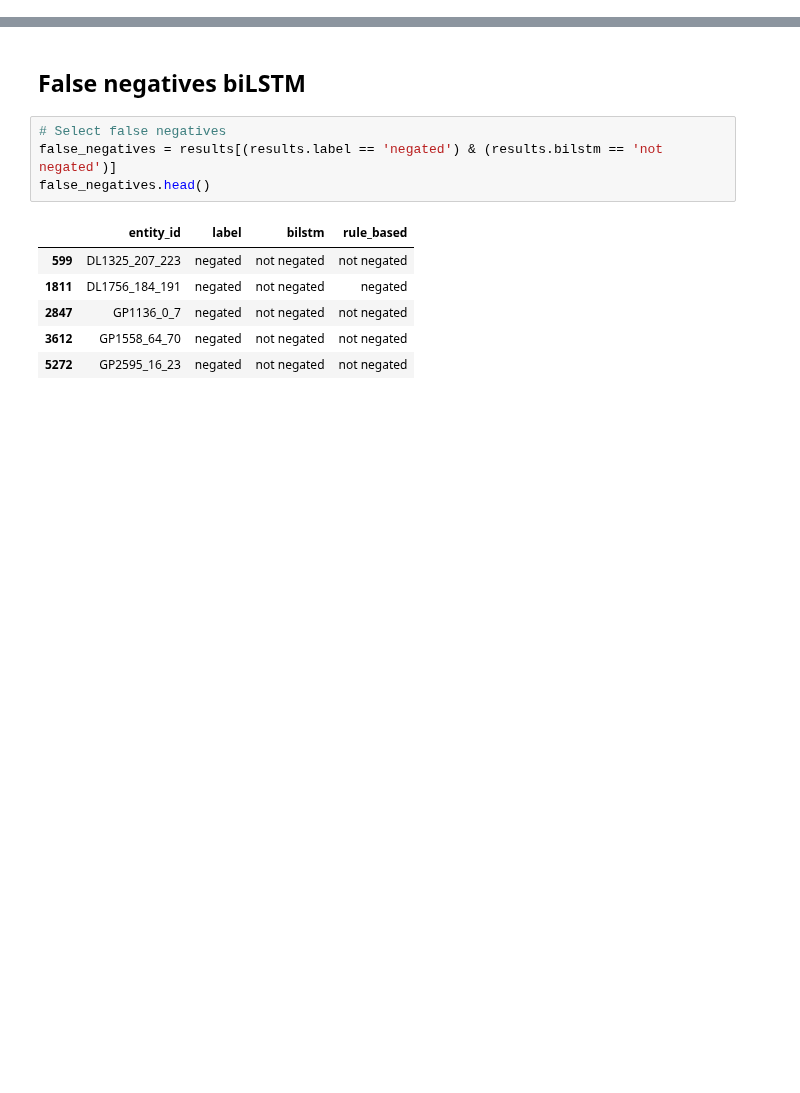
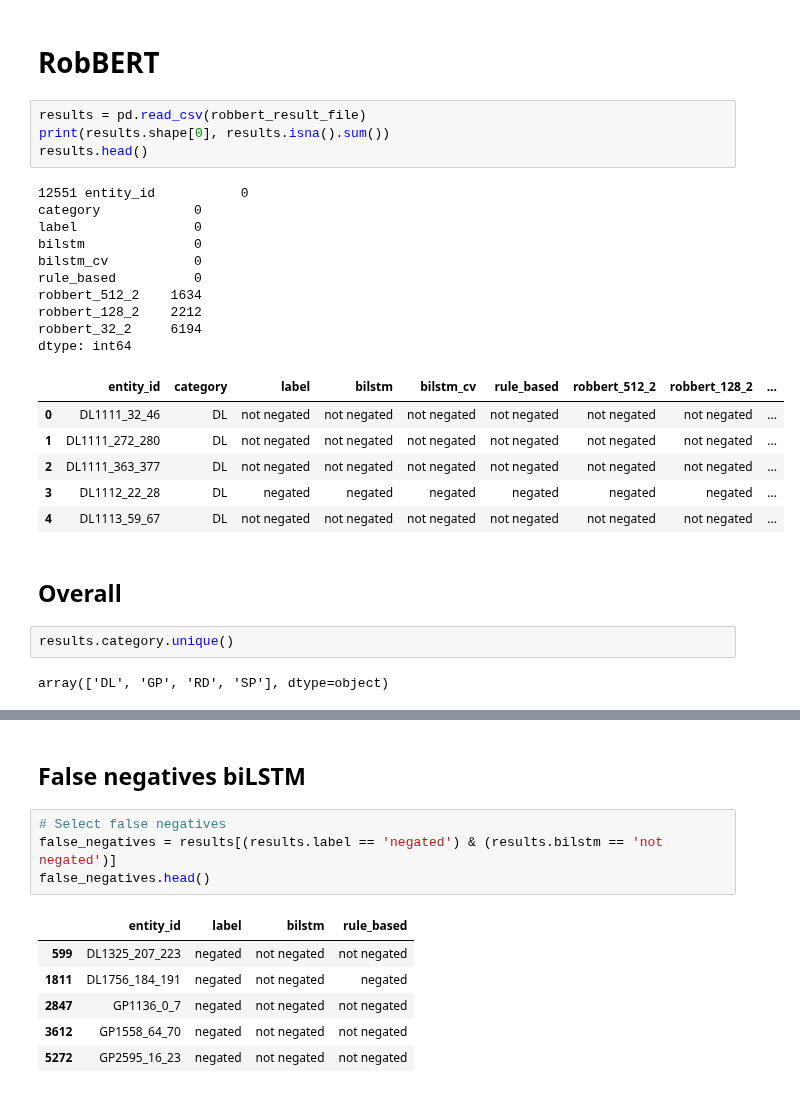
Before and after one commit to umcu/negation-detection, a Jupyter notebook: 02_error_analysis.ipynb, the cells around one changed output, grey strips where cells are left out. Cells and saved outputs as stored; diff of their text form; blank space fills up the shorter version.

```diff
--- a/02_error_analysis.ipynb
+++ b/02_error_analysis.ipynb
@@ -23,0 +26,29 @@ results.head()
+# %% [markdown]
+# RobBERT
+# %%
+results = pd.read_csv(robbert_result_file)
+print(results.shape[0], results.isna().sum())
+results.head()
+# %% [output]
+12551 entity_id           0
+category            0
+label               0
+bilstm              0
+bilstm_cv           0
+rule_based          0
+robbert_512_2    1634
+robbert_128_2    2212
+robbert_32_2     6194
+dtype: int64
+|  | entity_id | category | label | bilstm | bilstm_cv | rule_based | robbert_512_2 | robbert_128_2 | ... |
+| 0 | DL1111_32_46 | DL | not negated | not negated | not negated | not negated | not negated | not negated | ... |
+| 1 | DL1111_272_280 | DL | not negated | not negated | not negated | not negated | not negated | not negated | ... |
+| 2 | DL1111_363_377 | DL | not negated | not negated | not negated | not negated | not negated | not negated | ... |
+| 3 | DL1112_22_28 | DL | negated | negated | negated | negated | negated | negated | ... |
+| 4 | DL1113_59_67 | DL | not negated | not negated | not negated | not negated | not negated | not negated | ... |
+# %% [markdown]
+## Overall
+# %%
+results.category.unique()
+# %% [output]
+array(['DL', 'GP', 'RD', 'SP'], dtype=object)
```
Also changed, not shown: parts of 22 cells of this notebook, 2 other files.
